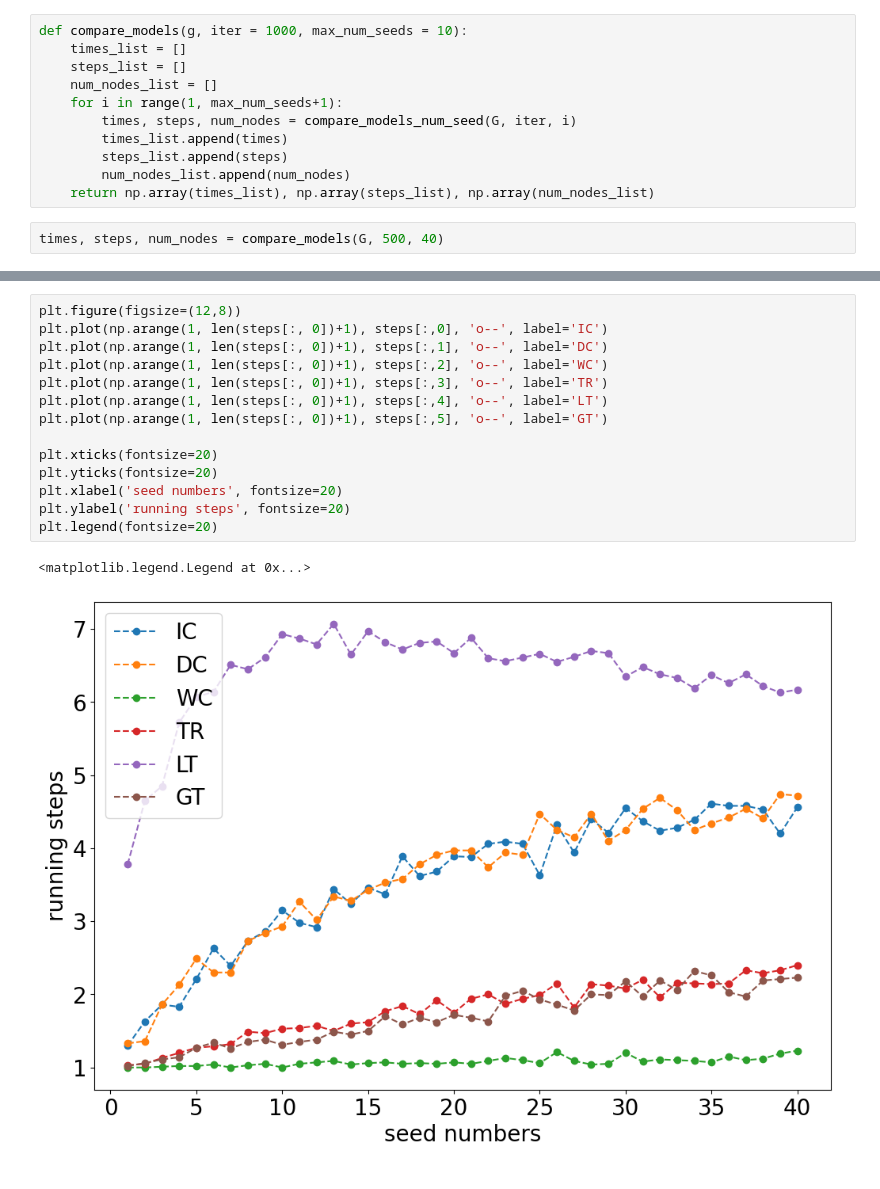
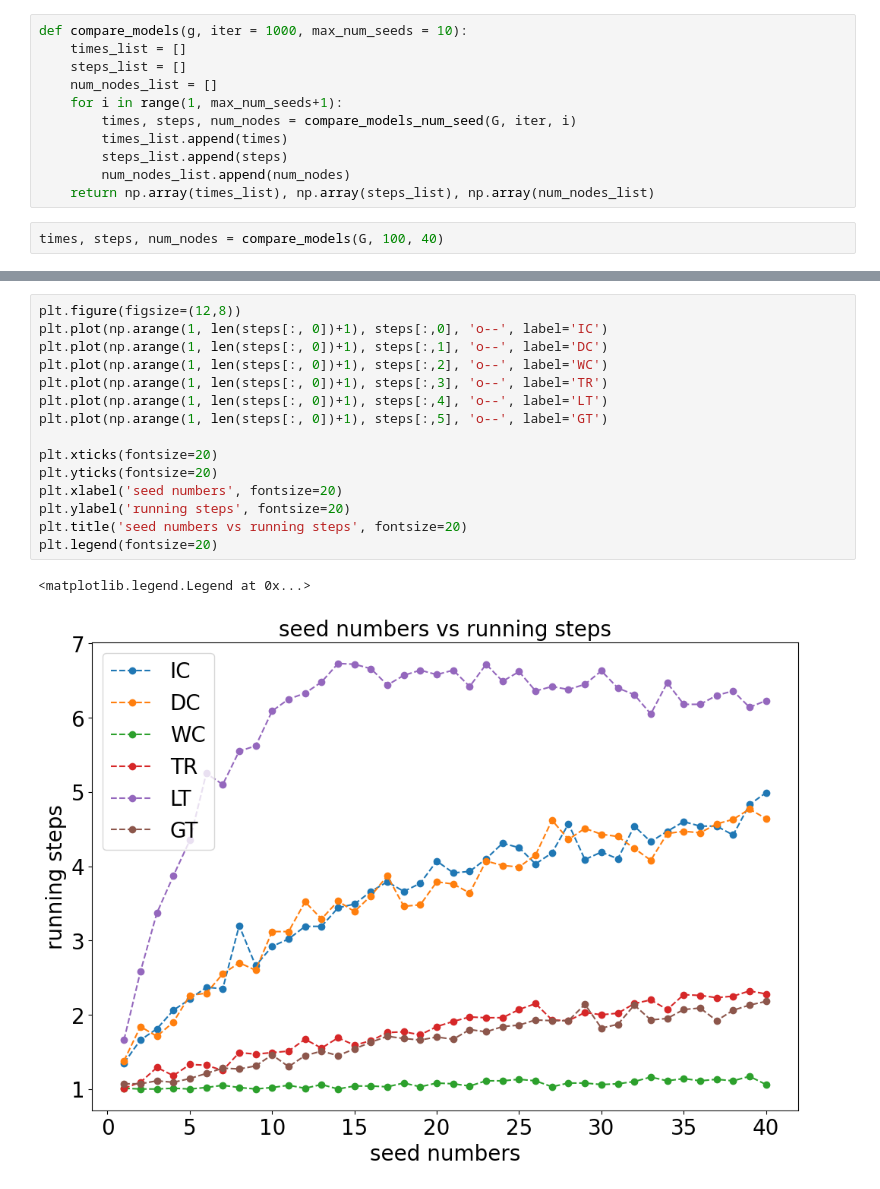
Before and after one commit to davidguzmanp/Influence-Maximization-in-Twitter-as-a-Social-Network-Graph, a Jupyter notebook: CompareModels.ipynb, the cells around one changed output, grey strips where cells are left out. Drawn from its saved outputs; the diff is of its cells as text.

```diff
--- a/CompareModels.ipynb
+++ b/CompareModels.ipynb
@@ -623,7 +51,7 @@ def compare_models(g, iter = 1000, max_num_seeds = 10):
         num_nodes_list.append(num_nodes)
     return np.array(times_list), np.array(steps_list), np.array(num_nodes_list)
 # %%
-times, steps, num_nodes = compare_models(G, 500, 40)
+times, steps, num_nodes = compare_models(G, 100, 40)
 # %%
 print(times)
 print(steps)
@@ -667,20 +95,21 @@ plt.legend(fontsize=20)
 # %%
 plt.figure(figsize=(12,8))
 plt.plot(np.arange(1, len(steps[:, 0])+1), steps[:,0], 'o--', label='IC')
 plt.plot(np.arange(1, len(steps[:, 0])+1), steps[:,1], 'o--', label='DC')
 plt.plot(np.arange(1, len(steps[:, 0])+1), steps[:,2], 'o--', label='WC')
 plt.plot(np.arange(1, len(steps[:, 0])+1), steps[:,3], 'o--', label='TR')
 plt.plot(np.arange(1, len(steps[:, 0])+1), steps[:,4], 'o--', label='LT')
 plt.plot(np.arange(1, len(steps[:, 0])+1), steps[:,5], 'o--', label='GT')
 
 plt.xticks(fontsize=20)
 plt.yticks(fontsize=20)
 plt.xlabel('seed numbers', fontsize=20)
 plt.ylabel('running steps', fontsize=20)
+plt.title('seed numbers vs running steps', fontsize=20)
 plt.legend(fontsize=20)
 # %% [output]
 <matplotlib.legend.Legend at 0x...>
-[figure, old version]
+[figure, new version]
 # %%
 plt.figure(figsize=(12,8))
 plt.plot(np.arange(1, len(num_nodes[:, 0])+1), num_nodes[:,0], 'o--', label='IC')
```
Also changed, not shown: parts of 11 cells of this notebook, 1 other file.
